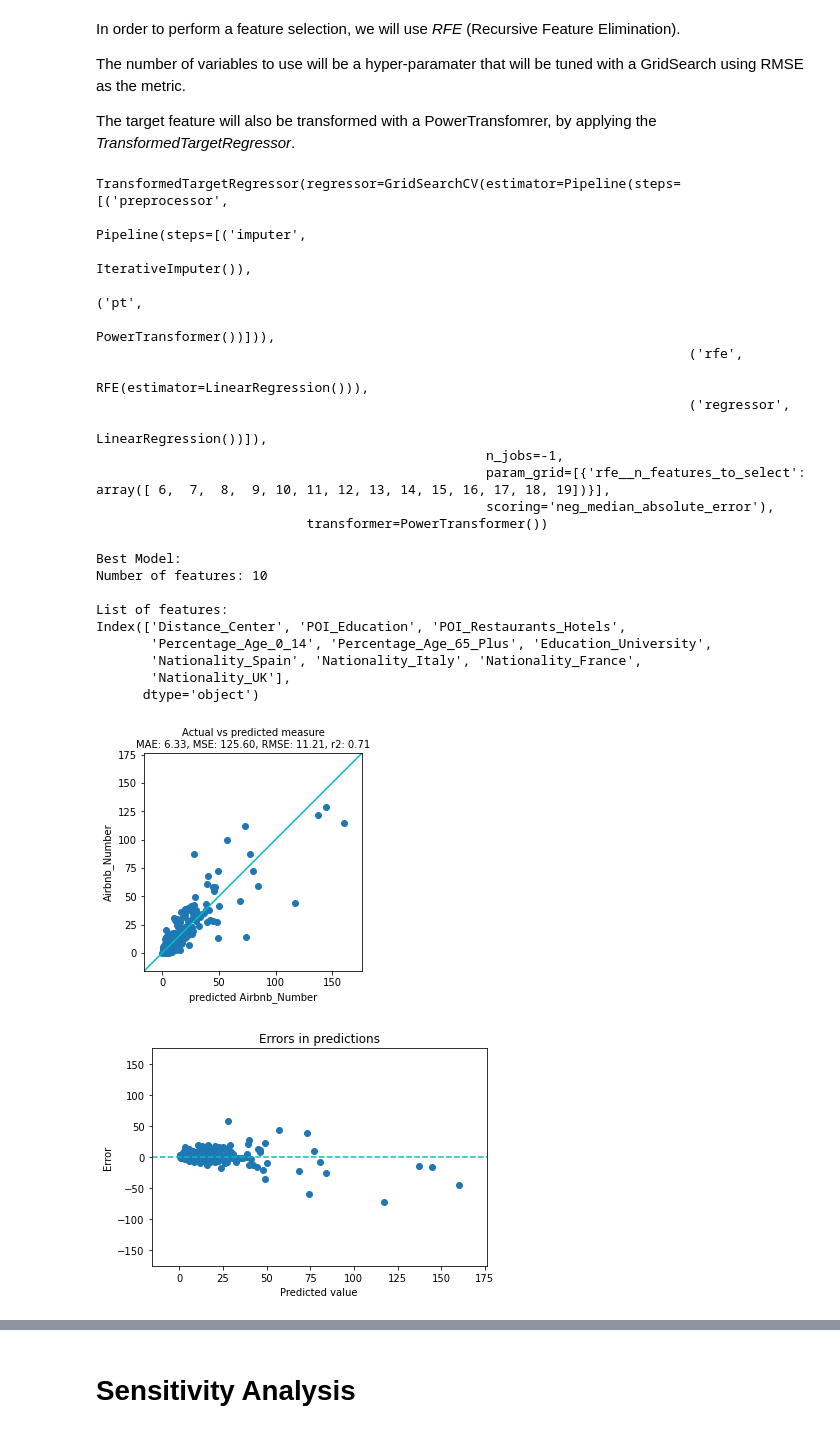
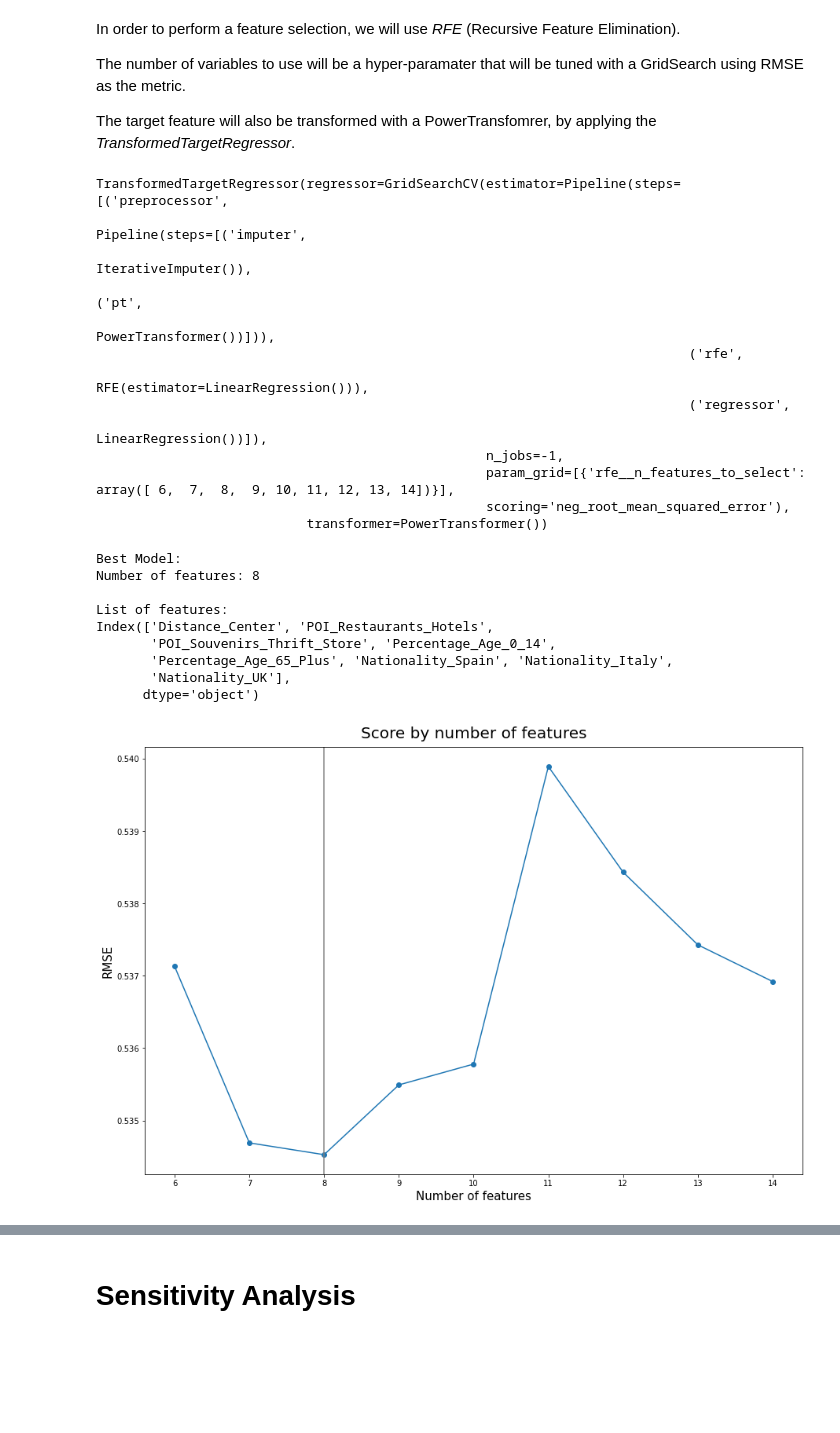
Before and after one commit to egregorimar/urbana, a Jupyter notebook: notebooks/01linear.ipynb, the cells around one changed output, grey strips where cells are left out. Cells and saved outputs as stored; diff of their text form; code cells hidden in the pictures; blank space fills up the shorter version.

```diff
--- a/notebooks/01linear.ipynb
+++ b/notebooks/01linear.ipynb
@@ -263,16 +297,16 @@ pipe_rfe = Pipeline(
 )
 
 # Define the param space for hyper-parameter tunning (in this case, the number of features to keep with RFE)
-param_grid_rfe = [{"rfe__n_features_to_select": np.arange(6, 20, 1)}]
+param_grid_rfe = [{"rfe__n_features_to_select": np.arange(6, 15, 1)}]
 
 search_rfe = GridSearchCV(
-    pipe_rfe, param_grid_rfe, scoring="neg_median_absolute_error", n_jobs=-1
+    pipe_rfe, param_grid_rfe, scoring="neg_root_mean_squared_error", n_jobs=-1
 )
 
 
 model = TransformedTargetRegressor(regressor=search_rfe, transformer=PowerTransformer())
 
-model.fit(X_train, y_train)
+model.fit(X, y)
 # %% [output]
 TransformedTargetRegressor(regressor=GridSearchCV(estimator=Pipeline(steps=[('preprocessor',
                                                                              Pipeline(steps=[('imputer',
@@ -284,8 +318,8 @@ TransformedTargetRegressor(regressor=GridSearchCV(estimator=Pipeline(steps=[('pr
                                                                             ('regressor',
                                                                              LinearRegression())]),
                                                   n_jobs=-1,
-                                                  param_grid=[{'rfe__n_features_to_select': array([ 6,  7,  8,  9, 10, 11, 12, 13, 14, 15, 16, 17, 18, 19])}],
-                                                  scoring='neg_median_absolute_error'),
+                                                  param_grid=[{'rfe__n_features_to_select': array([ 6,  7,  8,  9, 10, 11, 12, 13, 14])}],
+                                                  scoring='neg_root_mean_squared_error'),
                            transformer=PowerTransformer())
 # %%
 print("Best Model:")
@@ -295,21 +329,37 @@ print(
 )
 print("\nList of features:")
 cols_rfe = model.regressor_.best_estimator_.named_steps["rfe"].get_support(indices=True)
-print(X_train.columns[cols_rfe])
+print(X.columns[cols_rfe])
 # %% [output]
 Best Model:
-Number of features: 10
+Number of features: 8
 
 List of features:
-Index(['Distance_Center', 'POI_Education', 'POI_Restaurants_Hotels',
-       'Percentage_Age_0_14', 'Percentage_Age_65_Plus', 'Education_University',
-       'Nationality_Spain', 'Nationality_Italy', 'Nationality_France',
+Index(['Distance_Center', 'POI_Restaurants_Hotels',
+       'POI_Souvenirs_Thrift_Store', 'Percentage_Age_0_14',
+       'Percentage_Age_65_Plus', 'Nationality_Spain', 'Nationality_Italy',
        'Nationality_UK'],
       dtype='object')
-# %%
-y_test_pred_rfe = model.predict(X_test)
-pa_rfe = PredictedAccuracy(y_test, y_test_pred_rfe)
-pa_rfe.plot_scatter()
-# %% [output]
-[figure, removed]
-[figure, removed]
+# %%
+score_features = -model.regressor_.cv_results_["mean_test_score"]
+n_features = []
+for i in model.regressor_.cv_results_["params"]:
+    n_features.append(i["rfe__n_features_to_select"])
+
+id_min_score = score_features.argmin()
+
+fig, ax = plt.subplots(figsize=(15, 10))
+plt.plot(n_features, score_features, marker="o")
+plt.axvline(x=n_features[id_min_score], color=".5")
+
+ax.set_xlabel("Number of features", fontsize=15)
+ax.set_ylabel("RMSE", fontsize=15)
+ax.set_xticks(np.arange(min(n_features), max(n_features) + 1))
+ax.set_title("Score by number of features", fontsize=20, y=1.01)
+
+if SAVE_FIGS:
+    plt.savefig(DIR_DATA / "processed/01_linear/selection_rmse.svg", format="svg")
+
+plt.show()
+# %% [output]
+[figure, added]
```
Also changed, not shown: parts of 34 cells of this notebook, 1 other file.
